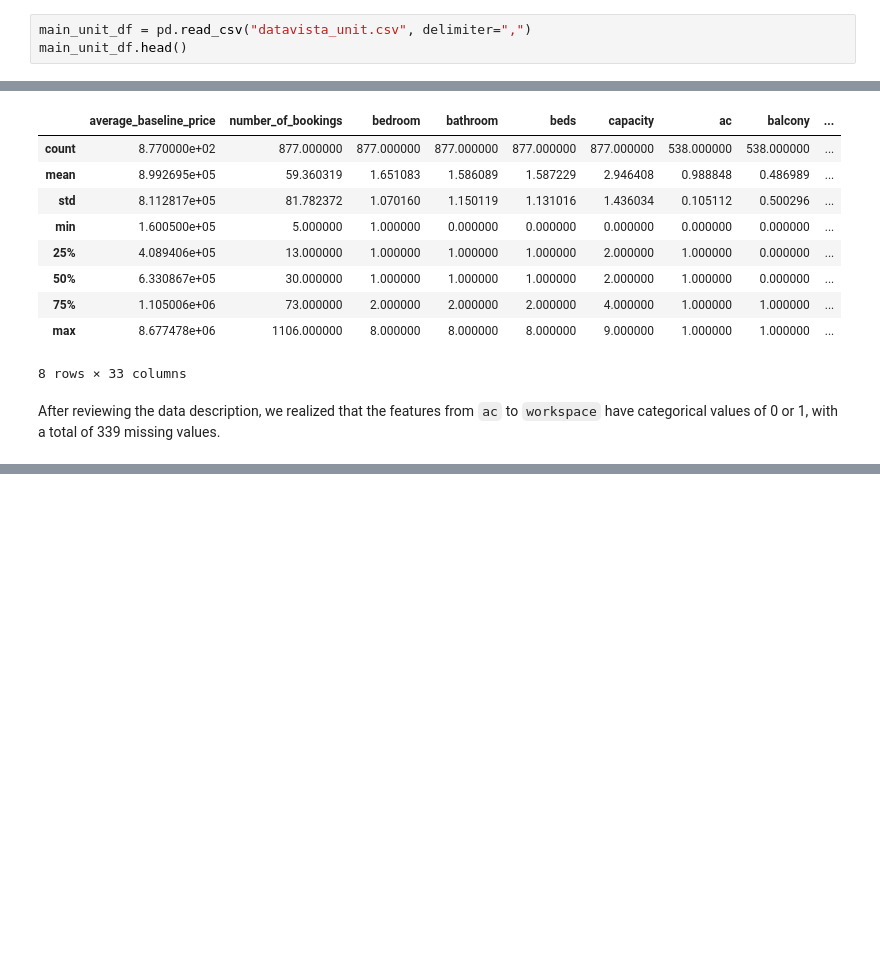
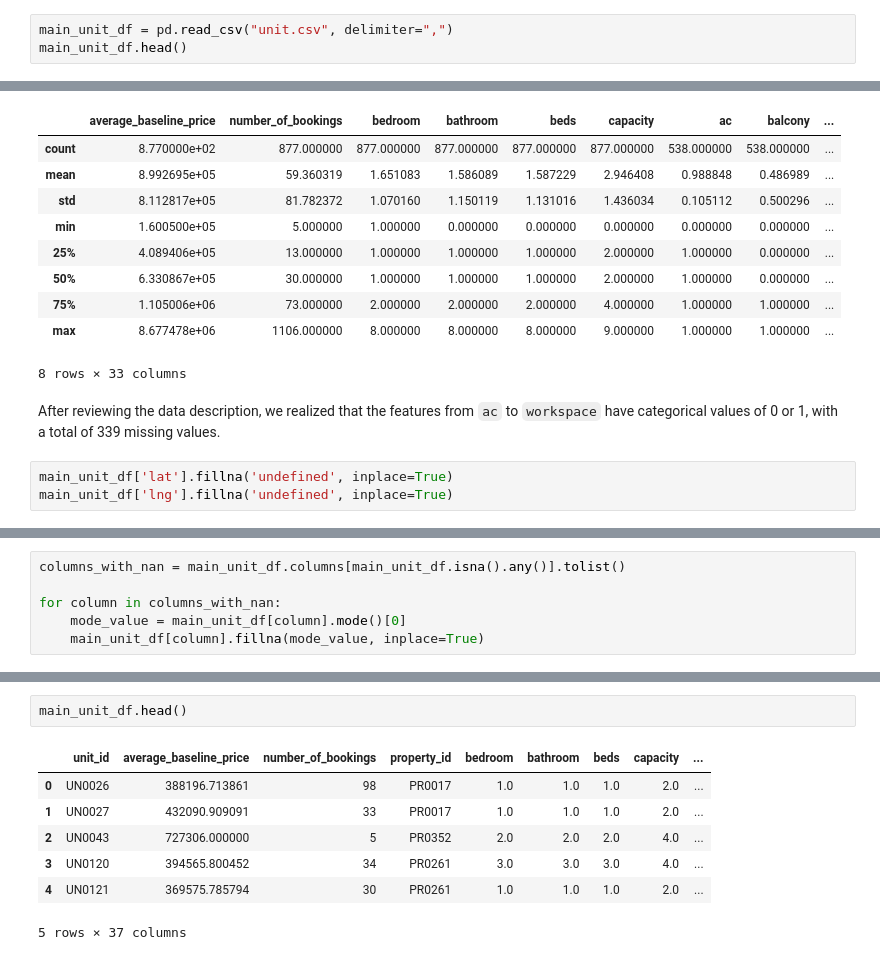
Before and after one commit to tristansuud/c241-rp03-bukitvista-room-pricing-ml, a Jupyter notebook: notebooks/datavista/CleaningUnitData.ipynb, the cells around one changed output, grey strips where cells are left out. Drawn from its saved outputs; the diff is of its cells as text; blank space fills up the shorter version.

Commit message:
update unit

```diff
--- a/notebooks/datavista/CleaningUnitData.ipynb
+++ b/notebooks/datavista/CleaningUnitData.ipynb
@@ -23,7 +27,7 @@ warnings.filterwarnings("ignore",category=FutureWarning)
 # %% [markdown]
 In this stage, the datasets, namely datavista_unit are collected and then we will read the datasets using pandas library.
 # %%
-main_unit_df = pd.read_csv("datavista_unit.csv", delimiter=",")
+main_unit_df = pd.read_csv("unit.csv", delimiter=",")
 main_unit_df.head()
 # %% [output]
 |  | unit_id | average_baseline_price | number_of_bookings | property_id | bedroom | bathroom | beds | capacity | ... |
@@ -264,3 +268,6 @@ main_unit_df.describe()
 8 rows × 33 columns
 # %% [markdown]
 After reviewing the data description, we realized that the features from `ac` to `workspace` have categorical values of 0 or 1, with a total of 339 missing values.
+# %%
+main_unit_df['lat'].fillna('undefined', inplace=True)
+main_unit_df['lng'].fillna('undefined', inplace=True)
@@ -266,0 +276,6 @@ After reviewing the data description, we realized that the features from `ac` to
+# %%
+columns_with_nan = main_unit_df.columns[main_unit_df.isna().any()].tolist()
+
+for column in columns_with_nan:
+    mode_value = main_unit_df[column].mode()[0]
+    main_unit_df[column].fillna(mode_value, inplace=True)
@@ -266,0 +302,10 @@ After reviewing the data description, we realized that the features from `ac` to
+# %%
+main_unit_df.head()
+# %% [output]
+|  | unit_id | average_baseline_price | number_of_bookings | property_id | bedroom | bathroom | beds | capacity | ... |
+| 0 | UN0026 | 388196.713861 | 98 | PR0017 | 1.0 | 1.0 | 1.0 | 2.0 | ... |
+| 1 | UN0027 | 432090.909091 | 33 | PR0017 | 1.0 | 1.0 | 1.0 | 2.0 | ... |
+| 2 | UN0043 | 727306.000000 | 5 | PR0352 | 2.0 | 2.0 | 2.0 | 4.0 | ... |
+| 3 | UN0120 | 394565.800452 | 34 | PR0261 | 3.0 | 3.0 | 3.0 | 4.0 | ... |
+| 4 | UN0121 | 369575.785794 | 30 | PR0261 | 1.0 | 1.0 | 1.0 | 2.0 | ... |
+5 rows × 37 columns
```
Also changed, not shown: parts of 3 cells of this notebook.
